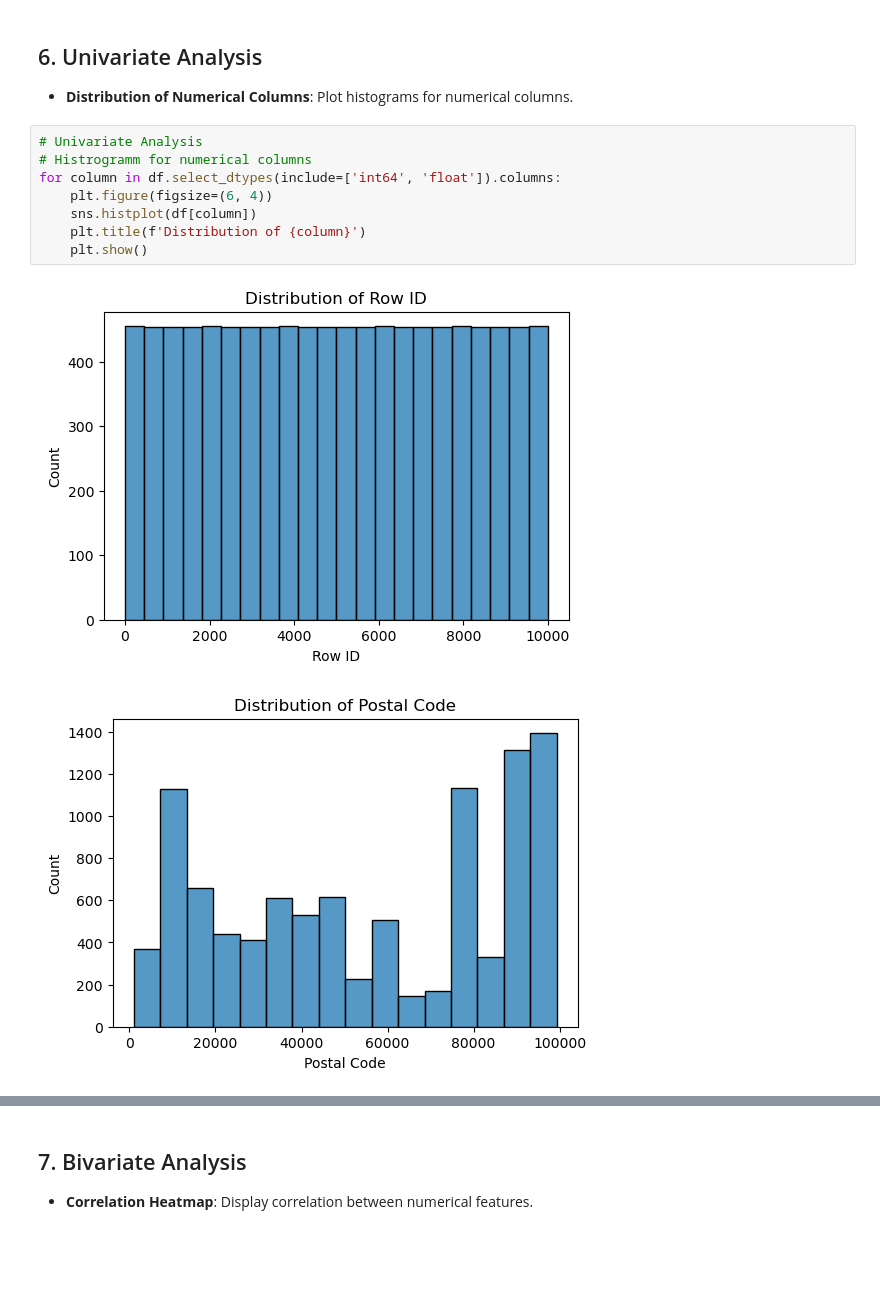
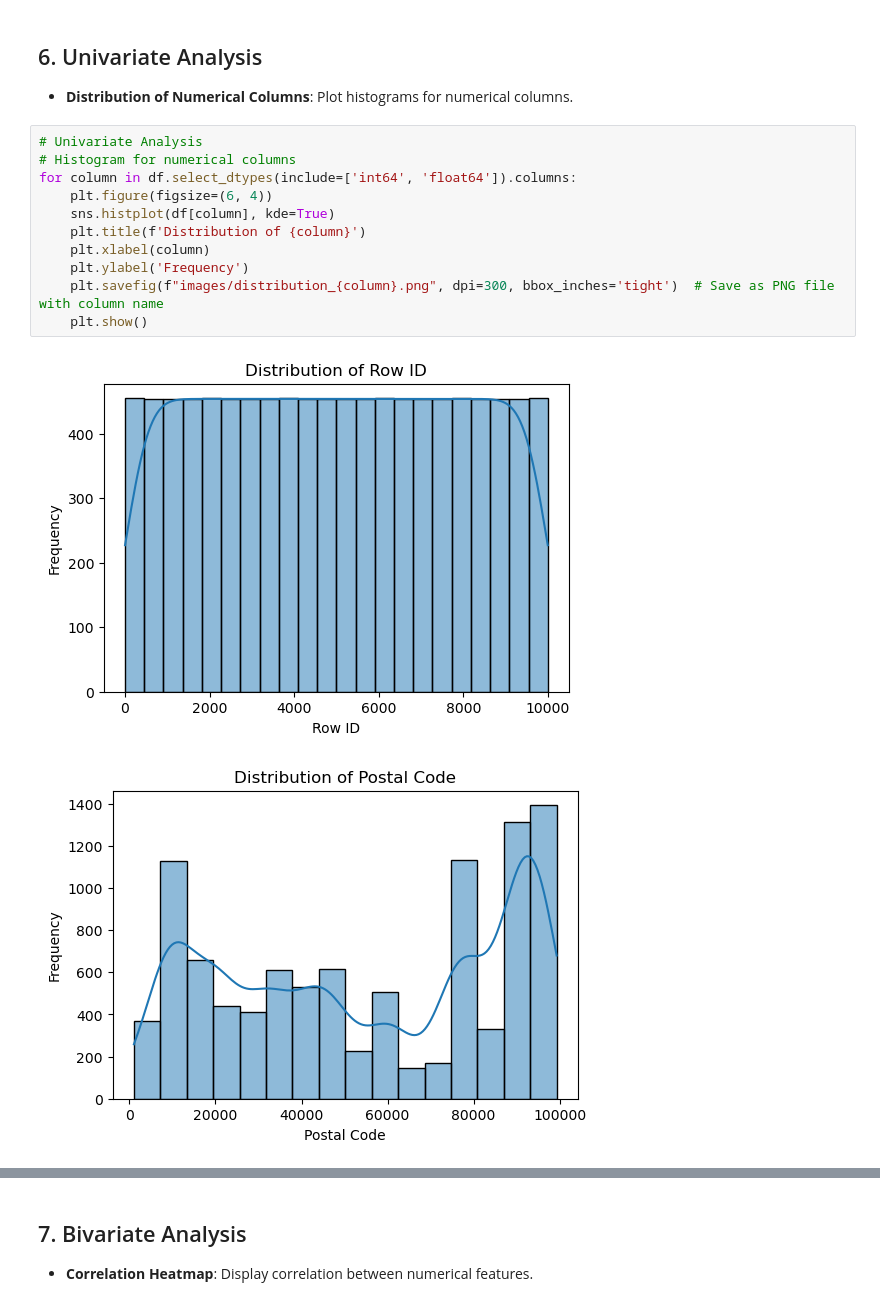
Before and after one commit to yrehim7/Superstore-EDA-analysis, a Jupyter notebook: main.ipynb, the cells around one changed output, grey strips where cells are left out. Saved outputs shown, nothing was run; the diff lists cells and outputs as text; blank space fills up the shorter version.

```diff
--- a/main.ipynb
+++ b/main.ipynb
@@ -145,12 +145,15 @@ max    8399.976000
 - **Distribution of Numerical Columns**: Plot histograms for numerical columns.
 # %%
 # Univariate Analysis
-# Histrogramm for numerical columns
-for column in df.select_dtypes(include=['int64', 'float']).columns:
+# Histogram for numerical columns
+for column in df.select_dtypes(include=['int64', 'float64']).columns:
     plt.figure(figsize=(6, 4))
-    sns.histplot(df[column])
+    sns.histplot(df[column], kde=True)
     plt.title(f'Distribution of {column}')
+    plt.xlabel(column)
+    plt.ylabel('Frequency')
+    plt.savefig(f"images/distribution_{column}.png", dpi=300, bbox_inches='tight')  # Save as PNG file with column name
     plt.show()
 # %% [output]
-[figure, old version]
+[figure, new version]
-[figure, old version]
+[figure, new version]
```
Also changed, not shown: parts of 3 cells of this notebook.
